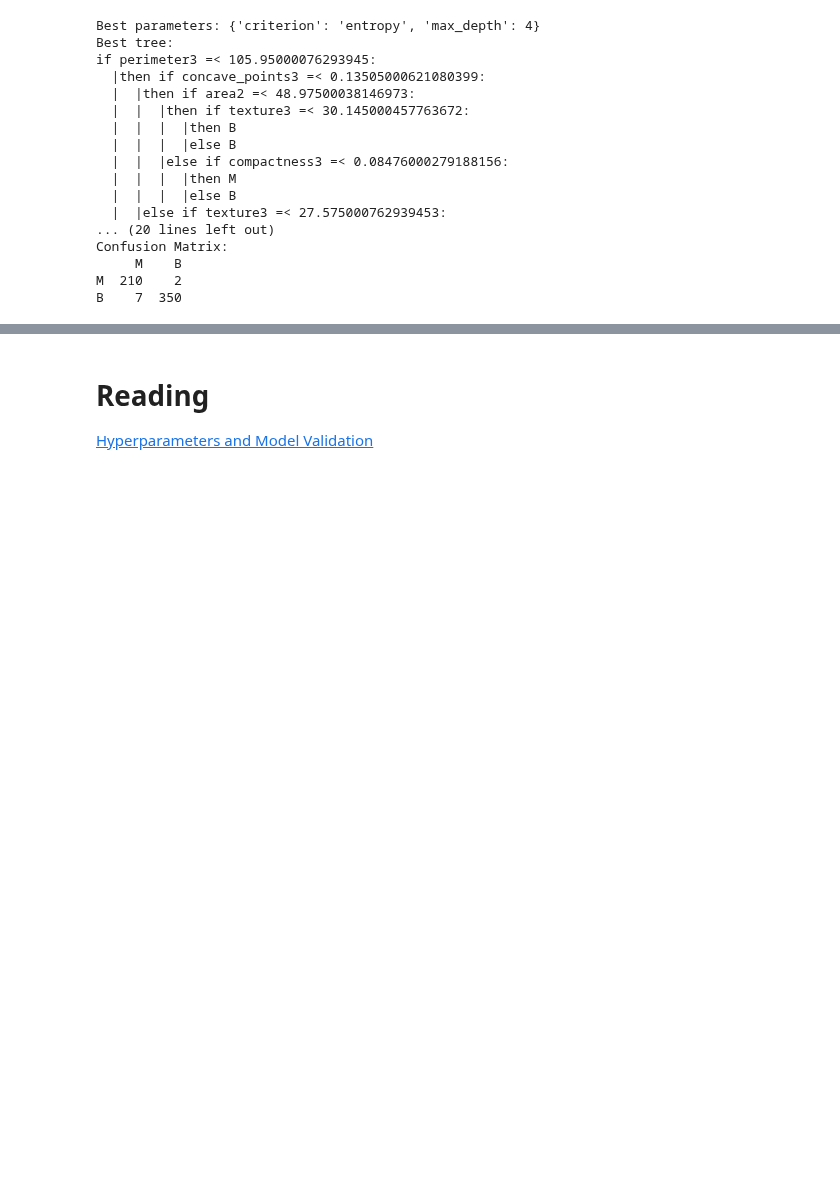
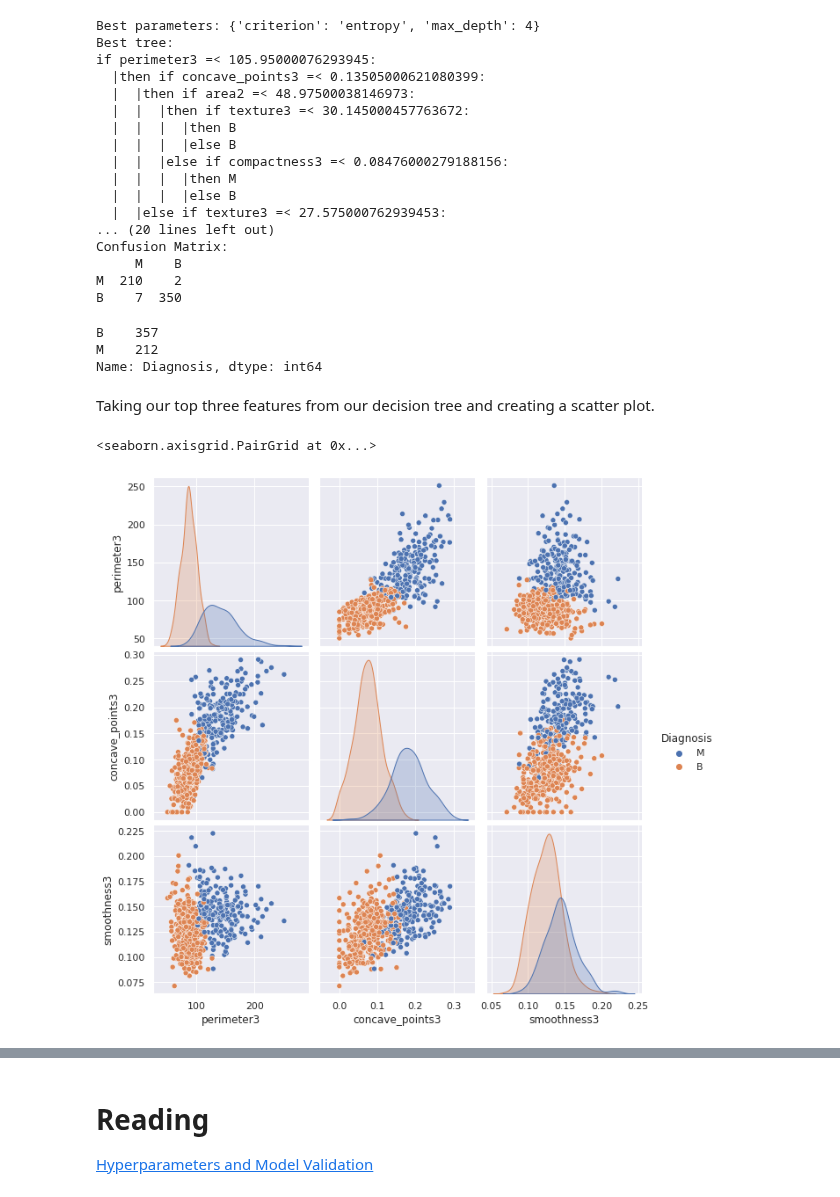
Before and after one commit to IndraniMandal/CSC310-S20, a Jupyter notebook: 11-models-2.ipynb, the cells around one changed output, grey strips where cells are left out. Cells and saved outputs as stored; diff of their text form; code cells hidden in the pictures; blank space fills up the shorter version.

```diff
--- a/11-models-2.ipynb
+++ b/11-models-2.ipynb
@@ -17,0 +3,11 @@ except ModuleNotFoundError:
+# %%
+###### Set Up #####
+# verify our folder with the data and module assets is installed
+# if it is installed make sure it is the latest
+!test -e ds-assets && cd ds-assets && git pull && cd ..
+# if it is not installed clone it
+!test ! -e ds-assets && git clone https://github.com/IndraniMandal/ds-assets.git
+# point to the folder with the assets
+home = "ds-assets/assets/"
+import sys
+sys.path.append(home)
@@ -548,7 +620,7 @@ from sklearn.model_selection import GridSearchCV
 from sklearn.metrics import confusion_matrix
 
 # get data
-df = pd.read_csv(notes_home+"assets/wdbc.csv")
+df = pd.read_csv(home+"wdbc.csv")
 
 # create our sklearn data
 X  = df.drop(['ID','Diagnosis'],axis=1)
@@ -572,10 +644,10 @@ print("Best parameters: {}".format(grid.best_params_))
 print("Best tree:")
 tree_print(grid.best_estimator_,X)
 
-# compute and print the accuracy
+# compute and print the accuracy of best model
 predict_y = grid.best_estimator_.predict(X)
 acc = accuracy_score(y, predict_y)
-print("Accuracy: {:3.2f}".format(acc))
+print("Accuracy of best model: {:3.2f}".format(acc))
 
 # build and print the confusion matrix
 labels = ['M','B']
@@ -600,3 +672,18 @@ Confusion Matrix:
      M    B
 M  210    2
 B    7  350
+# %%
+y.value_counts()
+# %% [output]
+B    357
+M    212
+Name: Diagnosis, dtype: int64
+# %% [markdown]
+Taking our top three features from our decision tree and creating a scatter plot.
+# %%
+import seaborn as sns
+sns.set()
+sns.pairplot(df, hue='Diagnosis', height=3, vars=["perimeter3", "concave_points3", "smoothness3"])
+# %% [output]
+<seaborn.axisgrid.PairGrid at 0x...>
+[figure, added]
```
Also changed, not shown: parts of 78 cells of this notebook.
